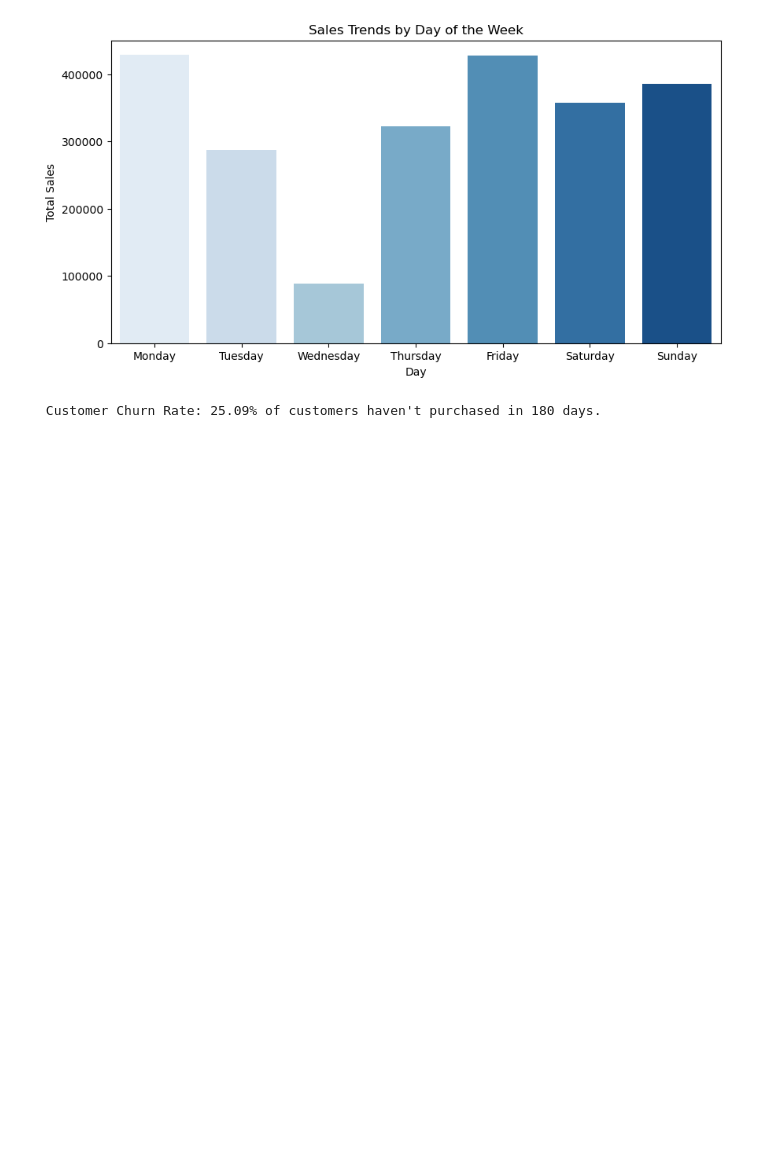
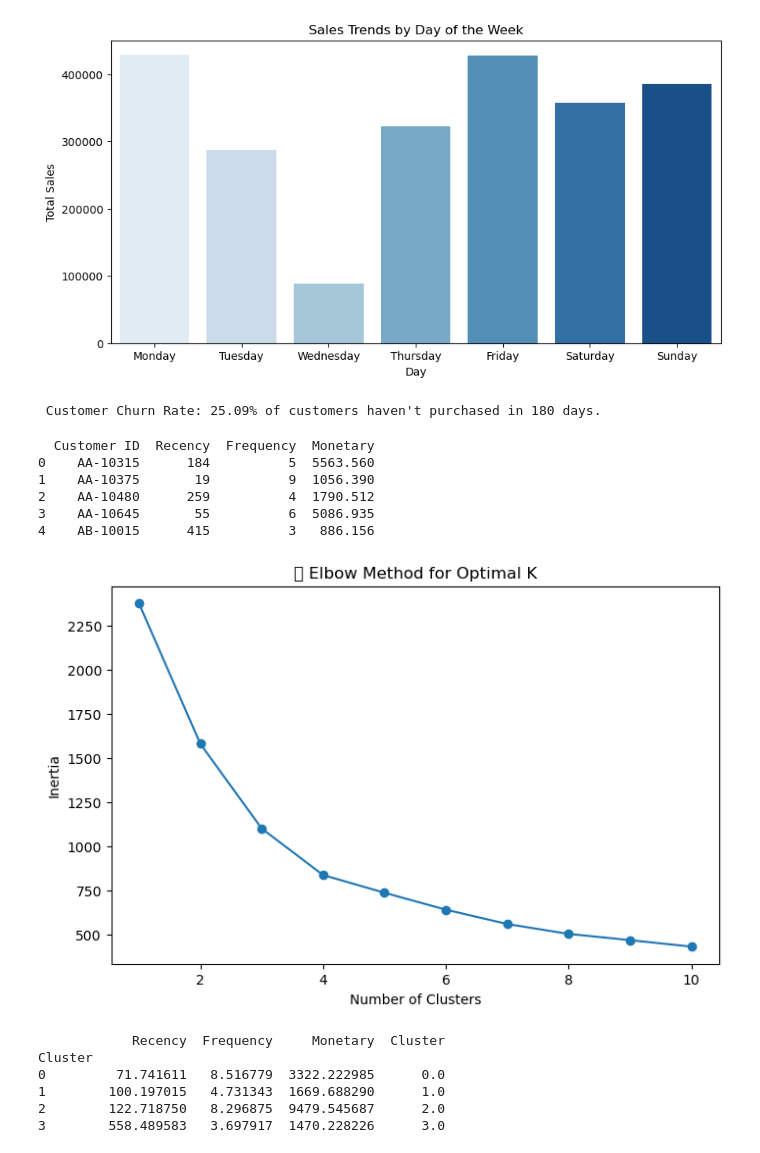
Before and after one commit to yrehim7/Superstore-EDA-analysis, a Jupyter notebook: main.ipynb, the cells around one changed output. Drawn from its saved outputs; the diff is of its cells as text; code cells hidden in the pictures; blank space fills up the shorter version.

```diff
--- a/main.ipynb
+++ b/main.ipynb
@@ -535,0 +536,26 @@ print(f" Customer Churn Rate: {churn_rate:.2f}% of customers haven't purchased i
+# %%
+# Ensure Order Date is in datetime format
+df["Order Date"] = pd.to_datetime(df["Order Date"])
+
+# Define latest date in dataset
+latest_date = df["Order Date"].max()
+
+# Calculate RFM metrics
+rfm = df.groupby("Customer ID").agg({
+    "Order Date": lambda x: (latest_date - x.max()).days,  # Recency (days since last purchase)
+    "Order ID": "nunique",  # Frequency (total orders)
+    "Sales": "sum"  # Monetary Value (total spent)
+}).reset_index()
+
+# Rename columns
+rfm.columns = ["Customer ID", "Recency", "Frequency", "Monetary"]
+
+# Display summary
+print(rfm.head())
+# %% [output]
+  Customer ID  Recency  Frequency  Monetary
+0    AA-10315      184          5  5563.560
+1    AA-10375       19          9  1056.390
+2    AA-10480      259          4  1790.512
+3    AA-10645       55          6  5086.935
+4    AB-10015      415          3   886.156
@@ -535,0 +565,39 @@ print(f" Customer Churn Rate: {churn_rate:.2f}% of customers haven't purchased i
+# %%
+# Scale data for better clustering
+scaler = StandardScaler()
+rfm_scaled = scaler.fit_transform(rfm[["Recency", "Frequency", "Monetary"]])
+
+# Determine optimal number of clusters using Elbow Method
+import matplotlib.pyplot as plt
+import numpy as np
+
+inertia = []
+for k in range(1, 11):  # Checking for 1 to 10 clusters
+    kmeans = KMeans(n_clusters=k, random_state=42, n_init=10)
+    kmeans.fit(rfm_scaled)
+    inertia.append(kmeans.inertia_)
+
+# Plot Elbow Curve
+plt.figure(figsize=(8,5))
+plt.plot(range(1, 11), inertia, marker="o")
+plt.xlabel("Number of Clusters")
+plt.ylabel("Inertia")
+plt.title("Elbow Method for Optimal K")
+plt.show()
+# %% [output]
+[figure, added]
+# %%
+# Apply K-Means with optimal clusters (e.g., 4 clusters)
+kmeans = KMeans(n_clusters=4, random_state=42, n_init=10)
+rfm["Cluster"] = kmeans.fit_predict(rfm_scaled)
+
+# Display cluster summary (select only numeric columns)
+numeric_columns = rfm.select_dtypes(include=["number"]).columns
+print(rfm.groupby("Cluster")[numeric_columns].mean())
+# %% [output]
+            Recency  Frequency     Monetary  Cluster
+Cluster
+0         71.741611   8.516779  3322.222985      0.0
+1        100.197015   4.731343  1669.688290      1.0
+2        122.718750   8.296875  9479.545687      2.0
+3        558.489583   3.697917  1470.228226      3.0
```
Also changed, not shown: parts of 4 cells of this notebook.
